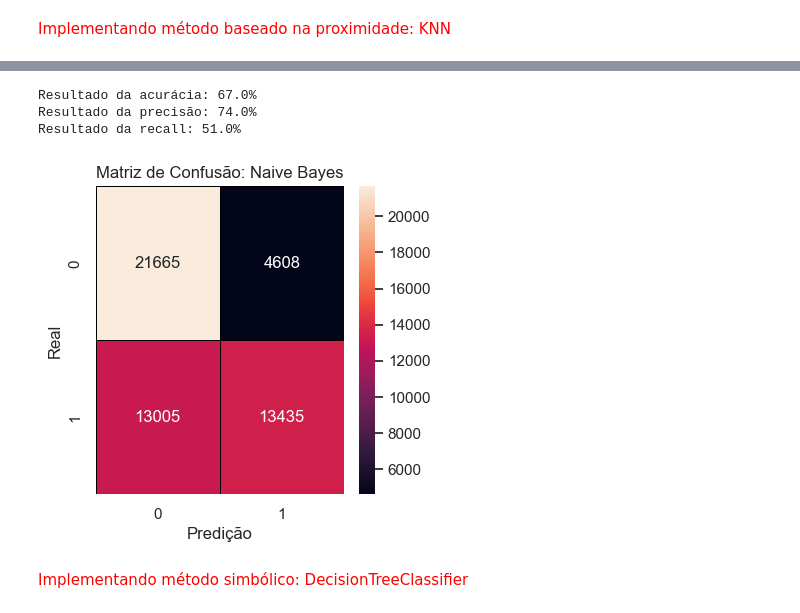
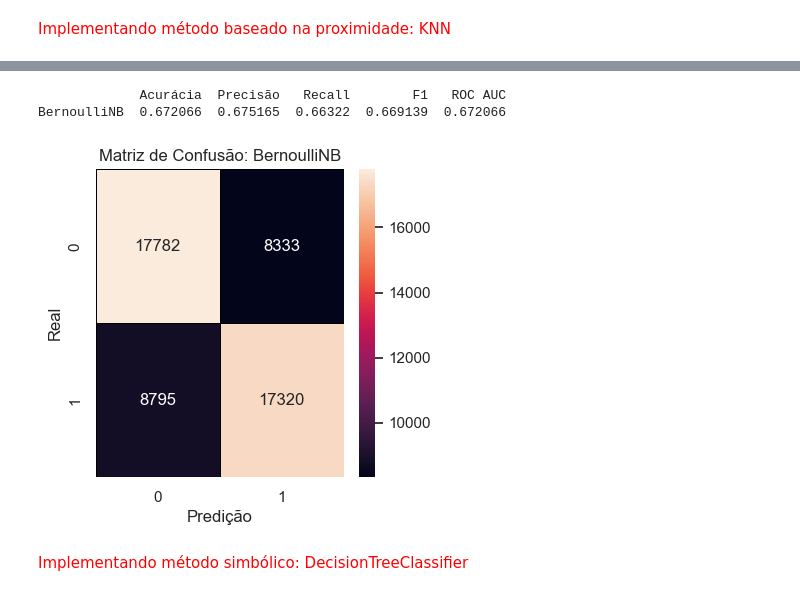
Before and after one commit to anderdot/previsao-crimes, a Jupyter notebook: Analises/Modelo Preditiva.ipynb, the cells around one changed output, grey strips where cells are left out. Cells and saved outputs as stored; diff of their text form; code cells hidden in the pictures.

```diff
--- a/Analises/Modelo Preditiva.ipynb
+++ b/Analises/Modelo Preditiva.ipynb
@@ -1017,26 +1011,10 @@ array([1, 0, 1, ..., 1, 1, 0], dtype=int64)
-# %%
-# Verificando a acurácia do modelo bnb.
-print(f'Resultado da acurácia: {accuracy_score(y_teste, predito_bnb).round(2)*100}%')
-
-# Verificando a precisão do modelo bnb.
-print(f'Resultado da precisão: {precision_score(y_teste, predito_bnb).round(2)*100}%')
-
-# Verificando a recall do modelo bnb.
-print(f'Resultado da recall: {recall_score(y_teste, predito_bnb).round(2)*100}%')
-
-# Printando a matriz de confusão com os dados de teste e o modelo do knn.
-matriz_confusao = confusion_matrix(y_teste, predito_bnb)
-
-# Gerando o gráfico de matriz de confusão.
-plt.figure(figsize=(4,4))
-sns.set(font_scale=1)
-sns.heatmap(matriz_confusao, annot=True, fmt='d', linewidths=0.5, linecolor='black').set(title = 'Matriz de Confusão: Naive Bayes', xlabel='Predição', ylabel='Real')
-plt.show()
-# %% [output]
-Resultado da acurácia: 67.0%
-Resultado da precisão: 74.0%
-Resultado da recall: 51.0%
-[figure, removed]
+# %%
+# Chamando a função para calcular as métricas.
+calculando_metrica(y_teste, predito_bnb, 'BernoulliNB')
+# %% [output]
+             Acurácia  Precisão   Recall        F1   ROC AUC
+BernoulliNB  0.672066  0.675165  0.66322  0.669139  0.672066
+[figure, added]
 # %% [markdown]
 <font color='red' style='font-size: 30px;'>Implementando método simbólico: DecisionTreeClassifier</font>
 # %%
```
Also changed, not shown: parts of 32 cells of this notebook, 1 other file.
